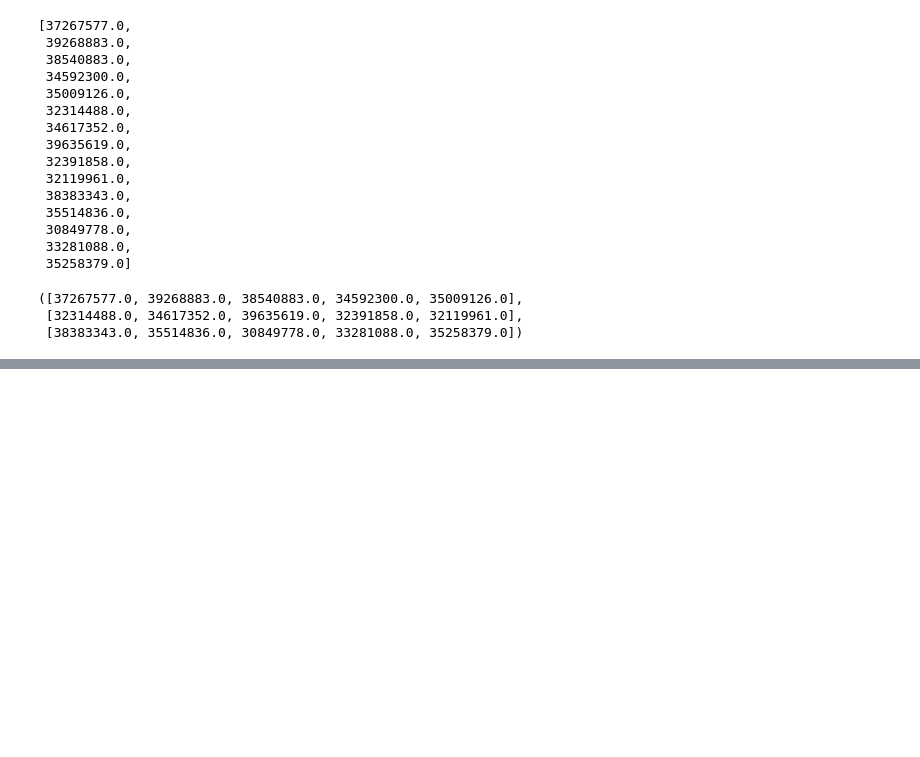
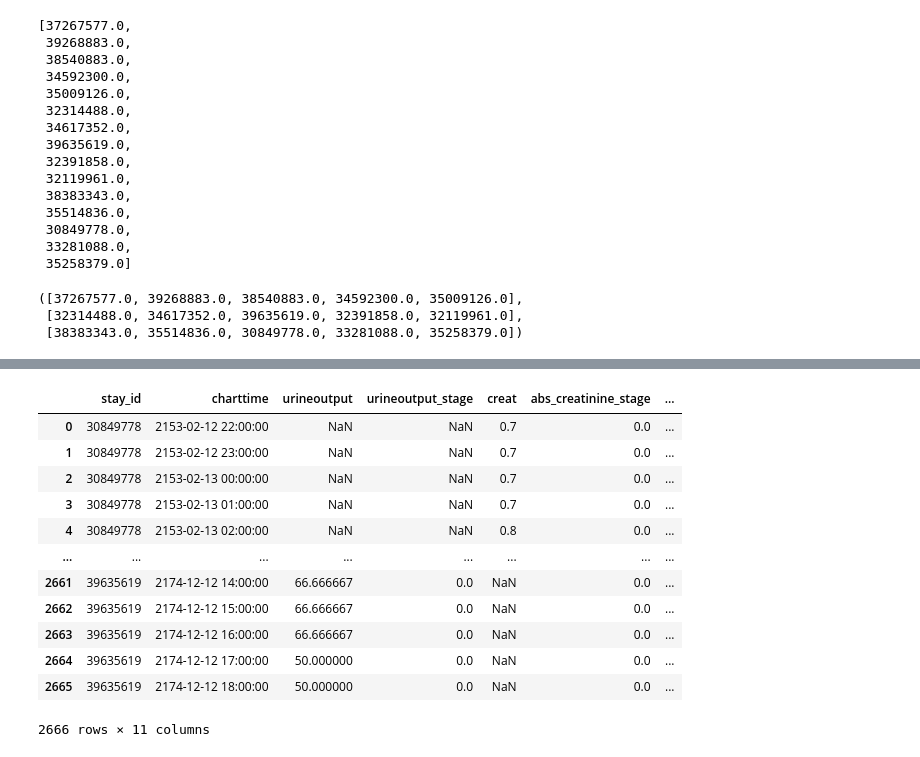
Before and after one commit to aidh-ms/pyAKI, a Jupyter notebook: prepare_tests_for_physicians.ipynb, the cells around one changed output, grey strips where cells are left out. Saved outputs shown, nothing was run; the diff lists cells and outputs as text; code cells hidden in the pictures; blank space fills up the shorter version.

```diff
--- a/prepare_tests_for_physicians.ipynb
+++ b/prepare_tests_for_physicians.ipynb
@@ -52,0 +164,18 @@ set_1, set_2, set_3
+# %%
+# remove 'true_' from column names
+validation.rename(columns=lambda x: x.replace('true_', ''), inplace=True)
+validation
+# %% [output]
+|  | stay_id | charttime | urineoutput | urineoutput_stage | creat | abs_creatinine_stage | ... |
+| 0 | 30849778 | 2153-02-12 22:00:00 | NaN | NaN | 0.7 | 0.0 | ... |
+| 1 | 30849778 | 2153-02-12 23:00:00 | NaN | NaN | 0.7 | 0.0 | ... |
+| 2 | 30849778 | 2153-02-13 00:00:00 | NaN | NaN | 0.7 | 0.0 | ... |
+| 3 | 30849778 | 2153-02-13 01:00:00 | NaN | NaN | 0.7 | 0.0 | ... |
+| 4 | 30849778 | 2153-02-13 02:00:00 | NaN | NaN | 0.8 | 0.0 | ... |
+| ... | ... | ... | ... | ... | ... | ... | ... |
+| 2661 | 39635619 | 2174-12-12 14:00:00 | 66.666667 | 0.0 | NaN | 0.0 | ... |
+| 2662 | 39635619 | 2174-12-12 15:00:00 | 66.666667 | 0.0 | NaN | 0.0 | ... |
+| 2663 | 39635619 | 2174-12-12 16:00:00 | 66.666667 | 0.0 | NaN | 0.0 | ... |
+| 2664 | 39635619 | 2174-12-12 17:00:00 | 50.000000 | 0.0 | NaN | 0.0 | ... |
+| 2665 | 39635619 | 2174-12-12 18:00:00 | 50.000000 | 0.0 | NaN | 0.0 | ... |
+2666 rows × 11 columns
```
Also changed, not shown: parts of 12 cells of this notebook, 14 other files.
